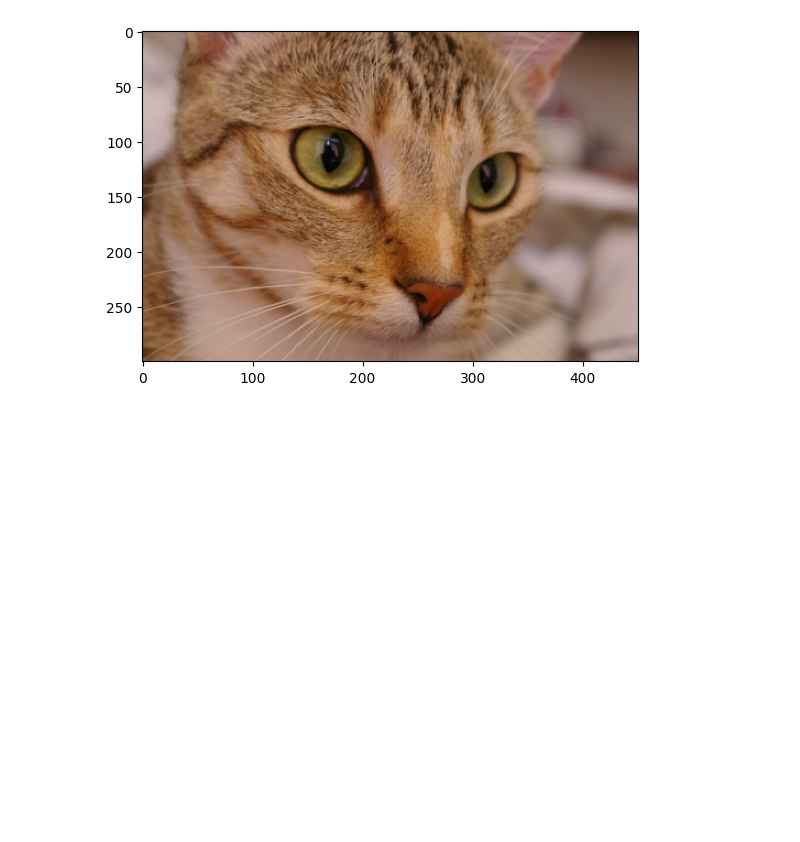
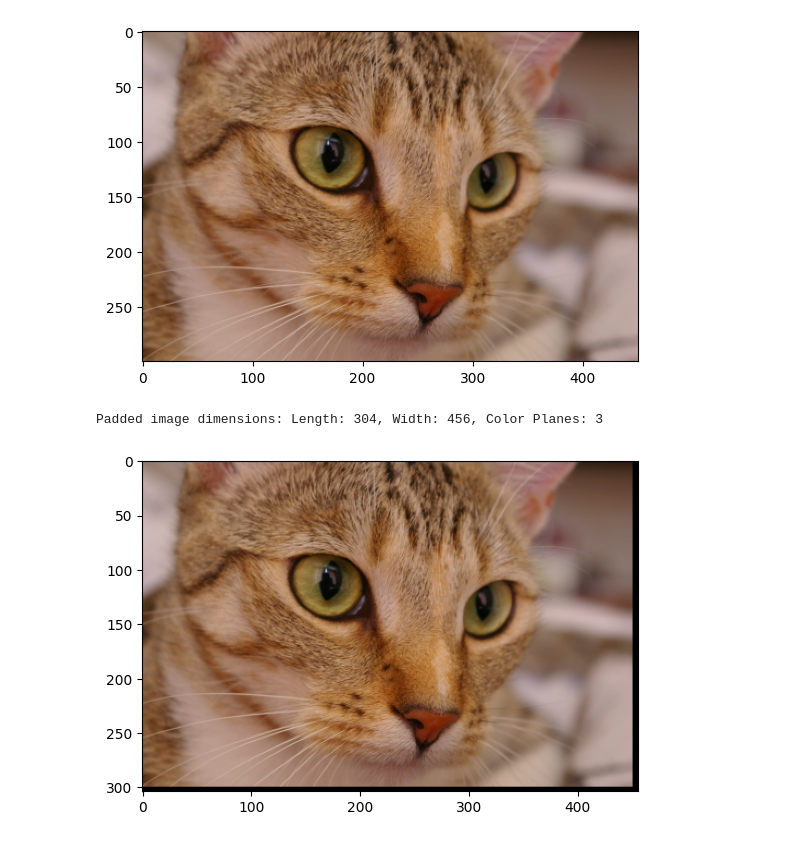
Before and after one commit to yuviii99/pic-press, a Jupyter notebook: compression.ipynb, the cells around one changed output. Drawn from its saved outputs; the diff is of its cells as text; code cells hidden in the pictures; blank space fills up the shorter version.

Commit message:
Transform the image

```diff
--- a/compression.ipynb
+++ b/compression.ipynb
@@ -14,3 +14,14 @@ print(f'Original image dimensions: Length: {length}, Width: {width}, Color Plane
 # %% [output]
 Original image dimensions: Length: 300, Width: 451, Color Planes: 3
 [figure]
+# %%
+# Zero Padding the image
+padding_window_size = 8
+img_padded = np.pad(img, pad_width=[(0, padding_window_size - length%padding_window_size), (0, padding_window_size - width%padding_window_size), (0, 0)], mode='constant')
+(length_padded, width_padded, depth_padded) = img_padded.shape
+
+plt.imshow(img_padded)
+print(f'Padded image dimensions: Length: {length_padded}, Width: {width_padded}, Color Planes: {depth_padded}')
+# %% [output]
+Padded image dimensions: Length: 304, Width: 456, Color Planes: 3
+[figure, added]
```
Also changed, not shown: parts of 1 cell of this notebook.
